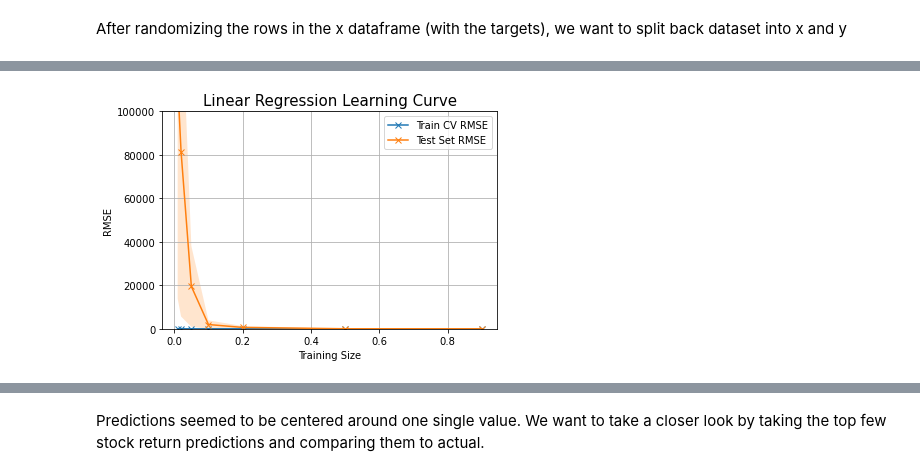
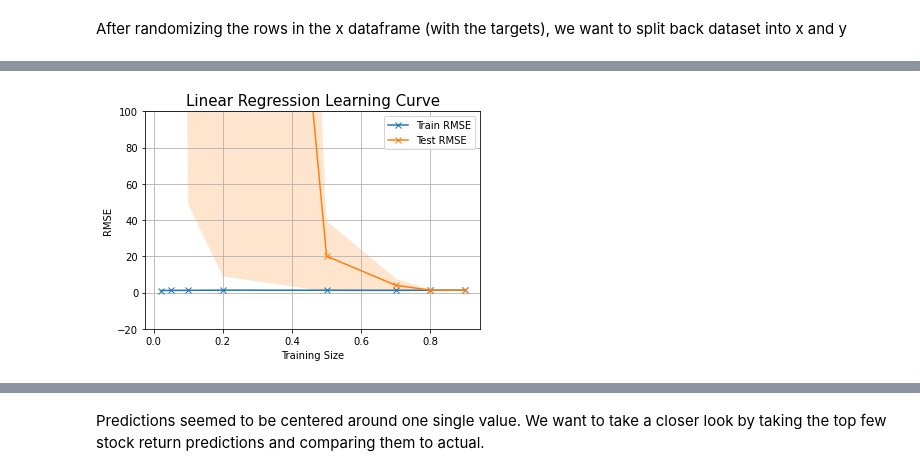
Before and after one commit to ethan-eplee/PortfolioThatBeatsTheMarket, a Jupyter notebook: 04_Modelling.ipynb, the cells around one changed output, grey strips where cells are left out. Cells and saved outputs as stored; diff of their text form; code cells hidden in the pictures.

```diff
--- a/04_Modelling.ipynb
+++ b/04_Modelling.ipynb
@@ -186,20 +218,19 @@ We construct the learning curve for the model (where we increase size of learnin
 # %%
-# plot the learning curve for different train sizes
-trainSizes = [0.01, 0.02, 0.05, 0.1, 0.2, 0.5, 0.9]
+# Plot the learning curve for different train sizes
+trainSizes = [0.02, 0.05, 0.1, 0.2, 0.5, 0.7, 0.8, 0.9]
 
+# Learning curve returns the following: train size, train scores, test scores, fit times, score times
 train_sizes, train_scores, test_scores, fit_times, score_times = \
 learning_curve(pl_lr, X, y, cv=ShuffleSplit(n_splits=100, test_size=0.2, random_state=42),
-               scoring='neg_mean_squared_error',
-               n_jobs=-1, train_sizes=trainSizes,
-               return_times=True)
+               scoring='neg_mean_squared_error', n_jobs=-1, train_sizes=trainSizes, return_times=True)
 
-# Create a DataFrame of results
+# Create a DataFrame of results obtained above
 results_df = pd.DataFrame(index=trainSizes)
-results_df['train_scores_mean'] = np.sqrt(-np.mean(train_scores,axis=1))
-results_df['train_scores_std'] = np.std(np.sqrt(-train_scores), axis=1)
-results_df['test_scores_mean'] = np.sqrt(-np.mean(test_scores, axis=1))
-results_df['test_scores_std'] = np.std(np.sqrt(-test_scores), axis=1)
+results_df['train_RMSE_mean'] = np.sqrt(-np.mean(train_scores,axis=1))
+results_df['train_RMSE_std'] = np.std(np.sqrt(-train_scores), axis=1)
+results_df['test_RMSE_mean'] = np.sqrt(-np.mean(test_scores, axis=1))
+results_df['test_RMSE_std'] = np.std(np.sqrt(-test_scores), axis=1)
 results_df['fit_times_mean'] = np.mean(fit_times, axis=1)
 results_df['fit_times_std'] = np.std(fit_times, axis=1)
-results_df # see results
+results_df
 # %% [output]
@@ -215,23 +247,23 @@ time: 21 s (started: 2022-10-08 09:38:07 +08:00)
 # %%
 # Plot the train and test score for different train sizes
-results_df['train_scores_mean'].plot(style='-x')
-results_df['test_scores_mean'].plot(style='-x')
+results_df['train_RMSE_mean'].plot(style='-x')
+results_df['test_RMSE_mean'].plot(style='-x')
 
 plt.fill_between(results_df.index,\
-                 results_df['train_scores_mean']-results_df['train_scores_std'],\
-                 results_df['train_scores_mean']+results_df['train_scores_std'],\
+                 results_df['train_RMSE_mean']-results_df['train_RMSE_std'],\
+                 results_df['train_RMSE_mean']+results_df['train_RMSE_std'],\
                  alpha=0.2)
 
 plt.fill_between(results_df.index,\
-                 results_df['test_scores_mean']-results_df['test_scores_std'],\
-                 results_df['test_scores_mean']+results_df['test_scores_std'],\
+                 results_df['test_RMSE_mean']-results_df['test_RMSE_std'],\
+                 results_df['test_RMSE_mean']+results_df['test_RMSE_std'],\
                  alpha=0.2)
 
 plt.grid()
-plt.legend(['Train CV RMSE', 'Test Set RMSE'])
+plt.legend(['Train RMSE', 'Test RMSE'])
 plt.ylabel('RMSE')
 plt.xlabel('Training Size')
 plt.title('Linear Regression Learning Curve', fontsize=15)
-plt.ylim([0, 100000]);
+plt.ylim([-20, 100]);
 # %% [output]
-[figure, old version]
+[figure, new version]
```
Also changed, not shown: parts of 75 cells of this notebook, 41 other files.
